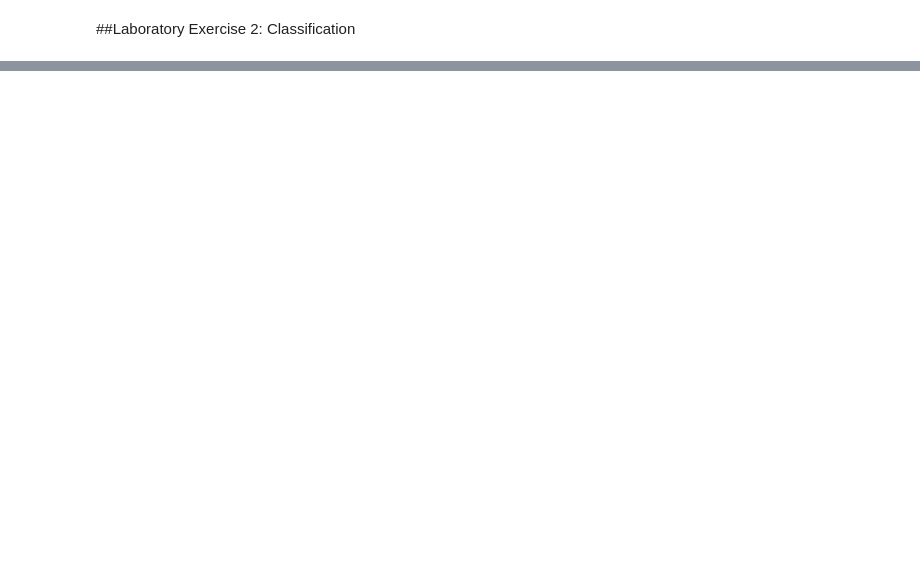
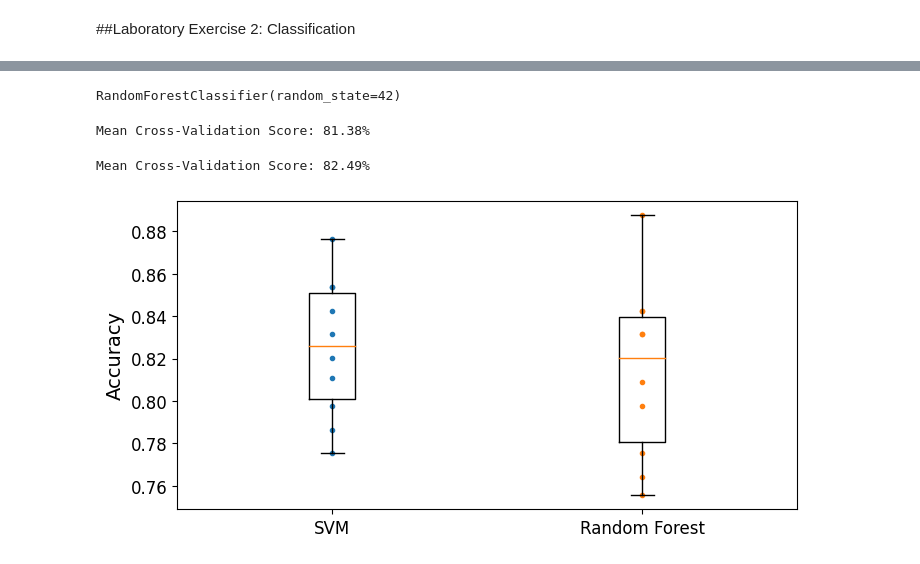
Before and after one commit to DeenReinierCrusem/CPEN65-1, a Jupyter notebook: Laboratory_Exercise_2_Classification.ipynb, the cells around one changed output, grey strips where cells are left out. Cells and saved outputs as stored; diff of their text form; code cells hidden in the pictures; blank space fills up the shorter version.

```diff
--- a/Laboratory_Exercise_2_Classification.ipynb
+++ b/Laboratory_Exercise_2_Classification.ipynb
@@ -401,0 +194,6 @@ print("Recall: {:.2f}%".format(100 * recall_score(y_test, y_pred)))
+# %%
+train_data['PassengerId'] = train_data.index
+test_data['PassengerId'] = test_data.index
+train_data = train_data.set_index("PassengerId")
+test_data = test_data.set_index("PassengerId")
+train_data.info()
@@ -401,0 +302,44 @@ print("Recall: {:.2f}%".format(100 * recall_score(y_test, y_pred)))
+# %%
+y_train = train_data["Survived"]
+
+from sklearn.ensemble import RandomForestClassifier
+
+forest_clf = RandomForestClassifier(n_estimators=100, random_state=42)
+forest_clf.fit(X_train, y_train)
+# %% [output]
+RandomForestClassifier(random_state=42)
+# %%
+X_test = preprocess_pipeline.transform(test_data[num_attribs + cat_attribs])
+y_pred = forest_clf.predict(X_test)
+from sklearn.model_selection import cross_val_score
+
+forest_scores = cross_val_score(forest_clf, X_train, y_train, cv=10)
+mean_score = forest_scores.mean()
+accuracy_percentage = mean_score * 100
+
+print(f'Mean Cross-Validation Score: {accuracy_percentage:.2f}%')
+# %% [output]
+Mean Cross-Validation Score: 81.38%
+# %%
+from sklearn.model_selection import cross_val_score
+from sklearn.svm import SVC
+
+svm_clf = SVC(gamma="auto")
+svm_scores = cross_val_score(svm_clf, X_train, y_train, cv=10)
+mean_score = svm_scores.mean()
+accuracy_percentage = mean_score * 100
+
+print(f'Mean Cross-Validation Score: {accuracy_percentage:.2f}%')
+# %% [output]
+Mean Cross-Validation Score: 82.49%
+# %%
+import matplotlib.pyplot as plt
+
+plt.figure(figsize=(8, 4))
+plt.plot([1]*10, svm_scores, ".")
+plt.plot([2]*10, forest_scores, ".")
+plt.boxplot([svm_scores, forest_scores], labels=("SVM","Random Forest"))
+plt.ylabel("Accuracy", fontsize=14)
+plt.show()
+# %% [output]
+[figure, added]
```
Also changed, not shown: parts of 59 cells of this notebook.
